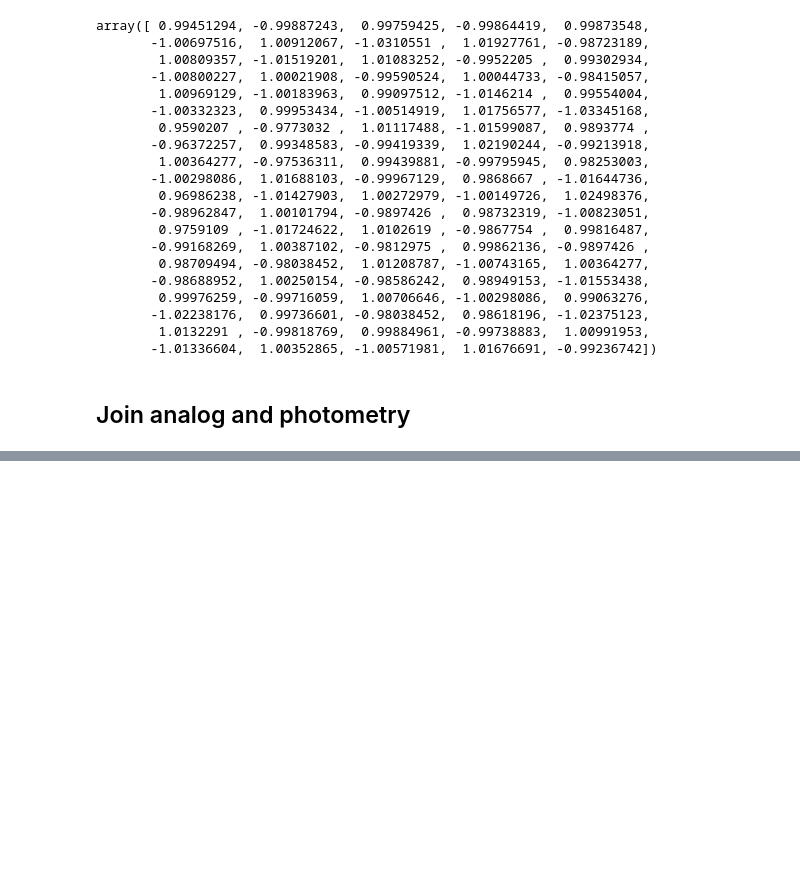
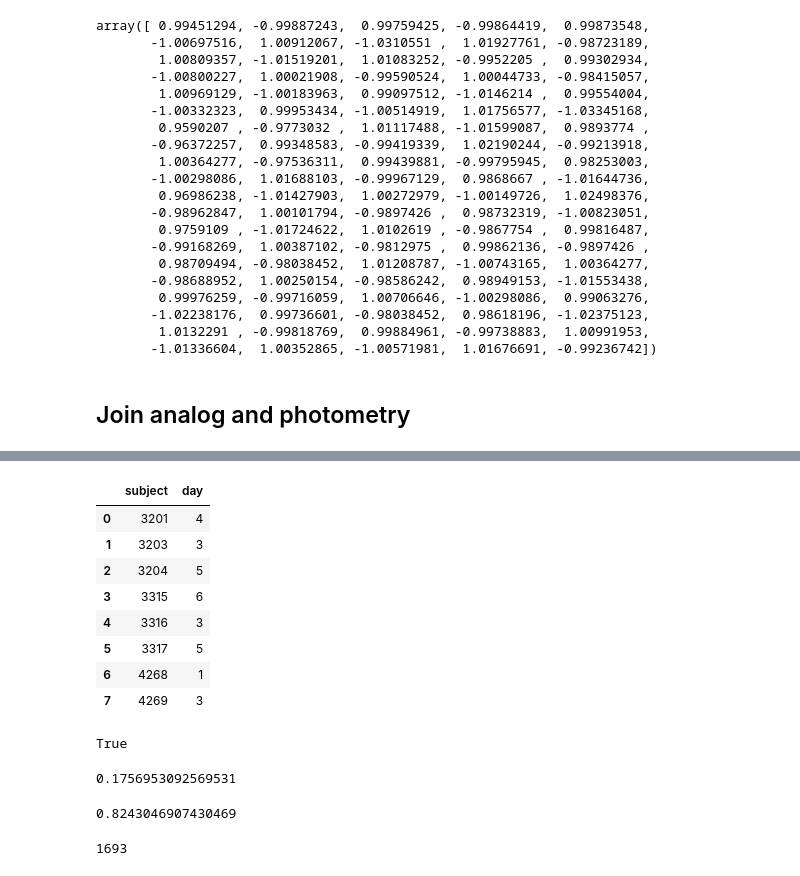
Before and after one commit to jorgerag8/encoder-decoder-transformer, a Jupyter notebook: src/data_extract.ipynb, the cells around one changed output, grey strips where cells are left out. Saved outputs shown, nothing was run; the diff lists cells and outputs as text; code cells hidden in the pictures; blank space fills up the shorter version.

```diff
--- a/src/data_extract.ipynb
+++ b/src/data_extract.ipynb
@@ -191,0 +302,16 @@ array([ 0.99451294, -0.99887243,  0.99759425, -0.99864419,  0.99873548,
+# %%
+# Split to train and test
+## Take one trial per subject randomly as test, the rest will be for training
+random.seed(123)
+test_trials = unique_obj_df.groupby('subject').apply(lambda x: x.sample(1)).reset_index(drop=True)
+test_trials
+# %% [output]
+|  | subject | day |
+| 0 | 3201 | 4 |
+| 1 | 3203 | 3 |
+| 2 | 3204 | 5 |
+| 3 | 3315 | 6 |
+| 4 | 3316 | 3 |
+| 5 | 3317 | 5 |
+| 6 | 4268 | 1 |
+| 7 | 4269 | 3 |
@@ -191,0 +326,16 @@ array([ 0.99451294, -0.99887243,  0.99759425, -0.99864419,  0.99873548,
+# %%
+len(train_df) + len(test_df) == len(final_model_data)
+# %% [output]
+True
+# %%
+len(test_df)/len(final_model_data)
+# %% [output]
+0.1756953092569531
+# %%
+len(train_df)/len(final_model_data)
+# %% [output]
+0.8243046907430469
+# %%
+len(test_df)
+# %% [output]
+1693
```
Also changed, not shown: parts of 11 cells of this notebook, 3 other files.
